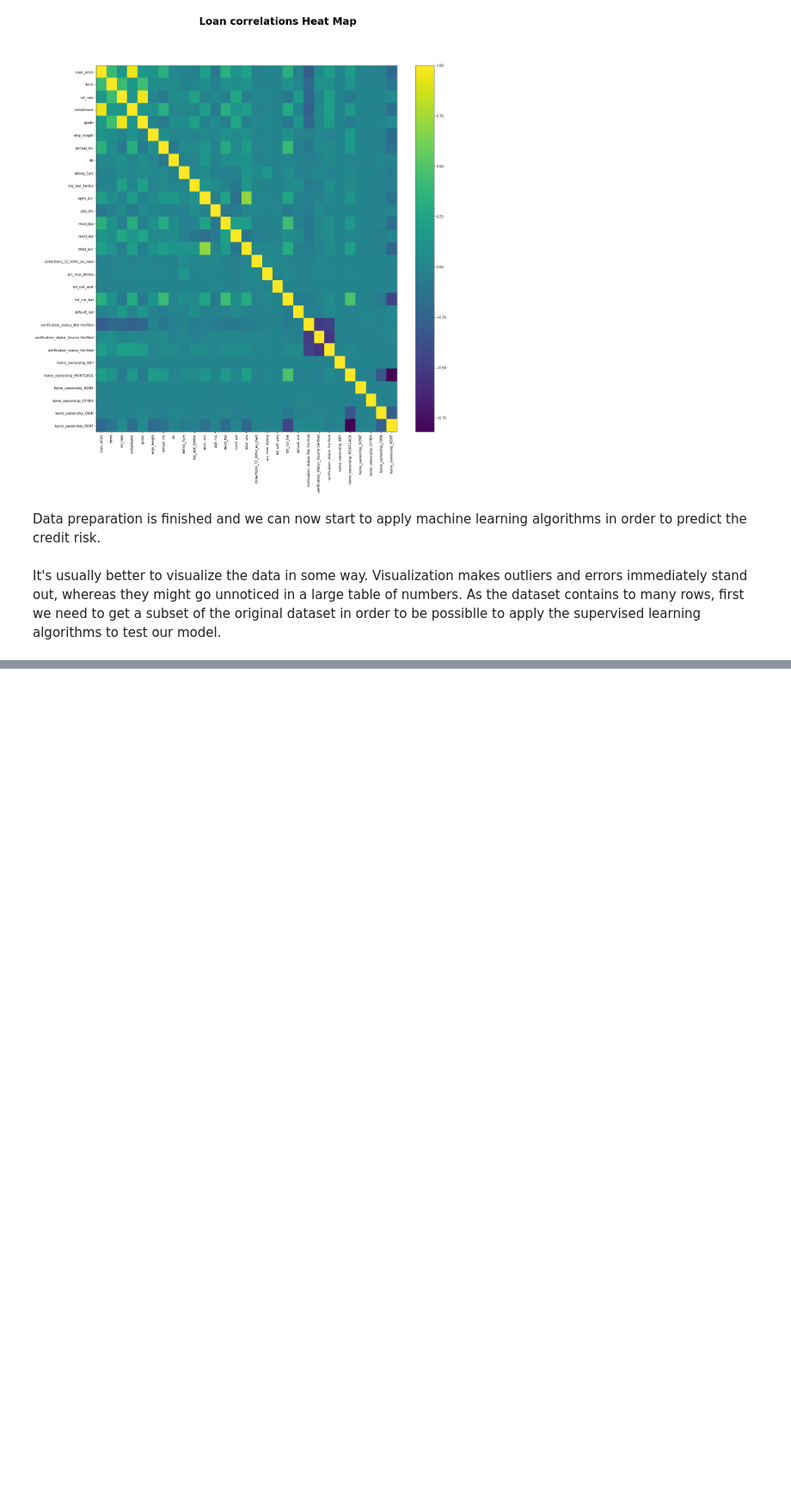
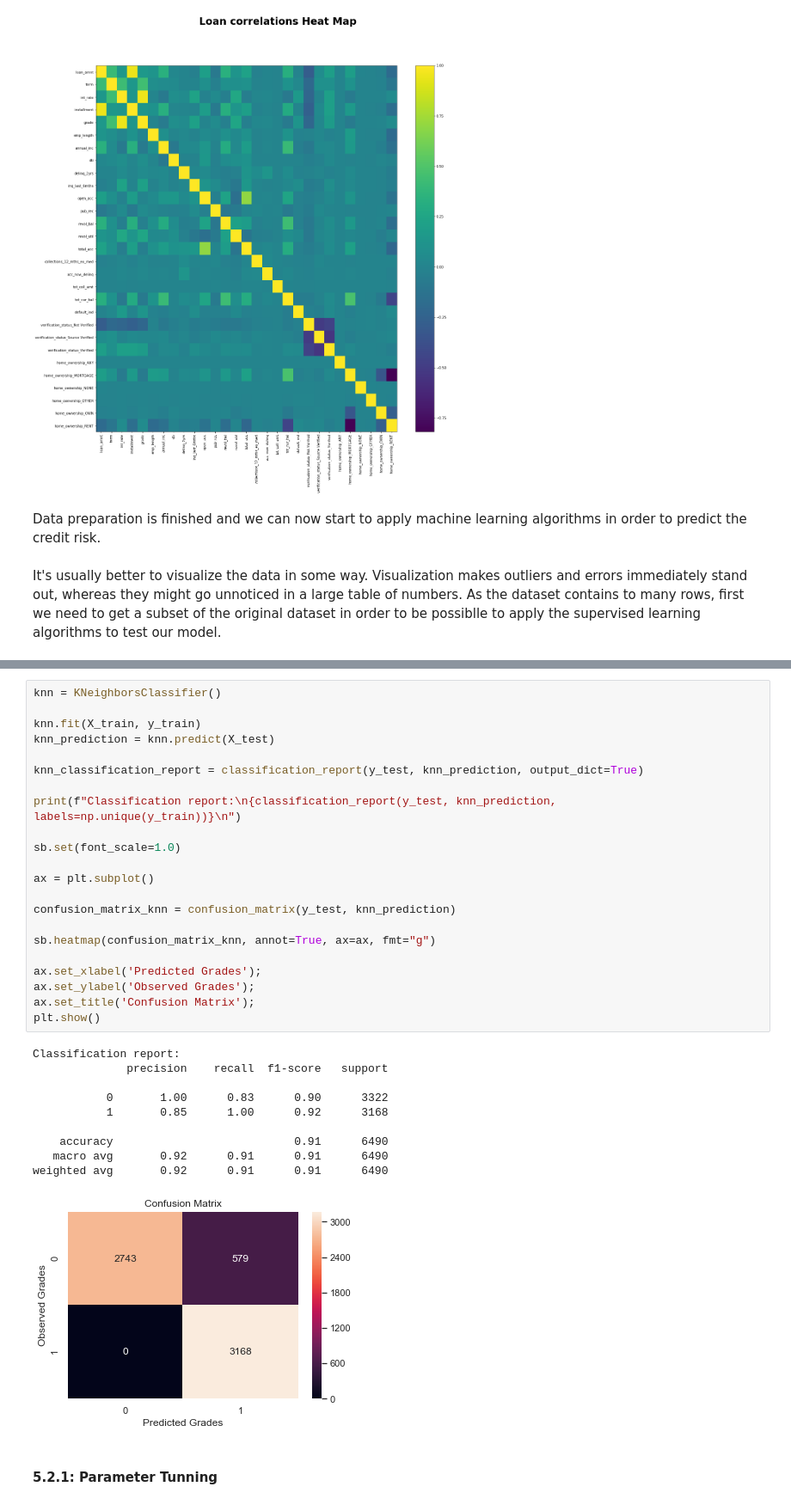
Before and after one commit to pedrovponte/IART-g39, a Jupyter notebook: proj2/src/credit_risk_analysis.ipynb, the cells around one changed output, grey strips where cells are left out. Shown at 86% size. Cells and saved outputs as stored; diff of their text form; blank space fills up the shorter version.

```diff
--- a/proj2/src/credit_risk_analysis.ipynb
+++ b/proj2/src/credit_risk_analysis.ipynb
@@ -812,0 +913,35 @@ Max:  0.9514018691588785
+# %%
+knn = KNeighborsClassifier()
+
+knn.fit(X_train, y_train)
+knn_prediction = knn.predict(X_test)
+
+knn_classification_report = classification_report(y_test, knn_prediction, output_dict=True)
+
+print(f"Classification report:\n{classification_report(y_test, knn_prediction, labels=np.unique(y_train))}\n")
+
+sb.set(font_scale=1.0)
+
+ax = plt.subplot()
+
+confusion_matrix_knn = confusion_matrix(y_test, knn_prediction)
+
+sb.heatmap(confusion_matrix_knn, annot=True, ax=ax, fmt="g")
+
+ax.set_xlabel('Predicted Grades');
+ax.set_ylabel('Observed Grades');
+ax.set_title('Confusion Matrix');
+plt.show()
+# %% [output]
+Classification report:
+              precision    recall  f1-score   support
+
+           0       1.00      0.83      0.90      3322
+           1       0.85      1.00      0.92      3168
+
+    accuracy                           0.91      6490
+   macro avg       0.92      0.91      0.91      6490
+weighted avg       0.92      0.91      0.91      6490
+[figure, added]
+# %% [markdown]
+#### 5.2.1: Parameter Tunning
```
Also changed, not shown: parts of 46 cells of this notebook.
